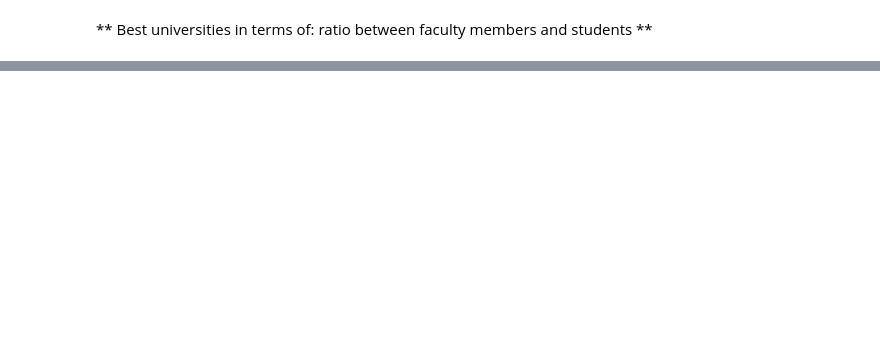
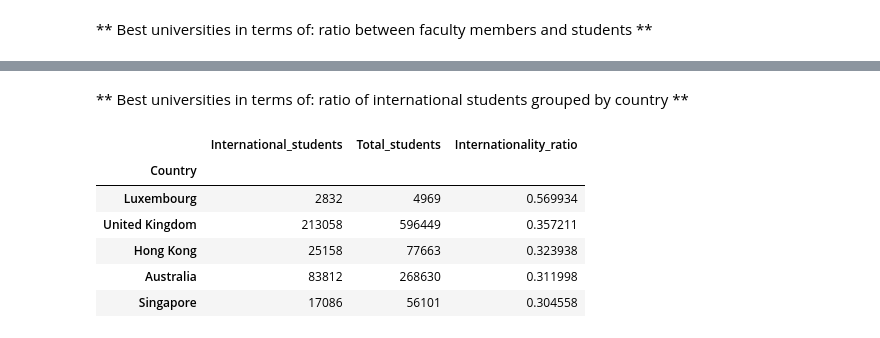
Before and after one commit to martinj96/Ada2017, a Jupyter notebook: Homework 2/Homework2.ipynb, the cells around one changed output, grey strips where cells are left out. Cells and saved outputs as stored; diff of their text form; code cells hidden in the pictures; blank space fills up the shorter version.

```diff
--- a/Homework 2/Homework2.ipynb
+++ b/Homework 2/Homework2.ipynb
@@ -299,0 +333,15 @@ find_ratio(times_ranking_df, 'Total_students', 'Total_faculty', 'Student_teacher
+# %% [markdown]
+** Best universities in terms of: ratio of international students grouped by country **
+# %%
+# Group the data according to the value of the country attribute
+# Calculate the ratio between the number of international students and total number of students
+# sort the dataframe according to that value
+find_ratio(times_ranking_df, 'International_students', 'Total_students', 'Internationality_ratio', 'Country').head(5)
+# %% [output]
+|  | International_students | Total_students | Internationality_ratio |
+| Country |  |  |  |
+| Luxembourg | 2832 | 4969 | 0.569934 |
+| United Kingdom | 213058 | 596449 | 0.357211 |
+| Hong Kong | 25158 | 77663 | 0.323938 |
+| Australia | 83812 | 268630 | 0.311998 |
+| Singapore | 17086 | 56101 | 0.304558 |
```
Also changed, not shown: parts of 12 cells of this notebook.
